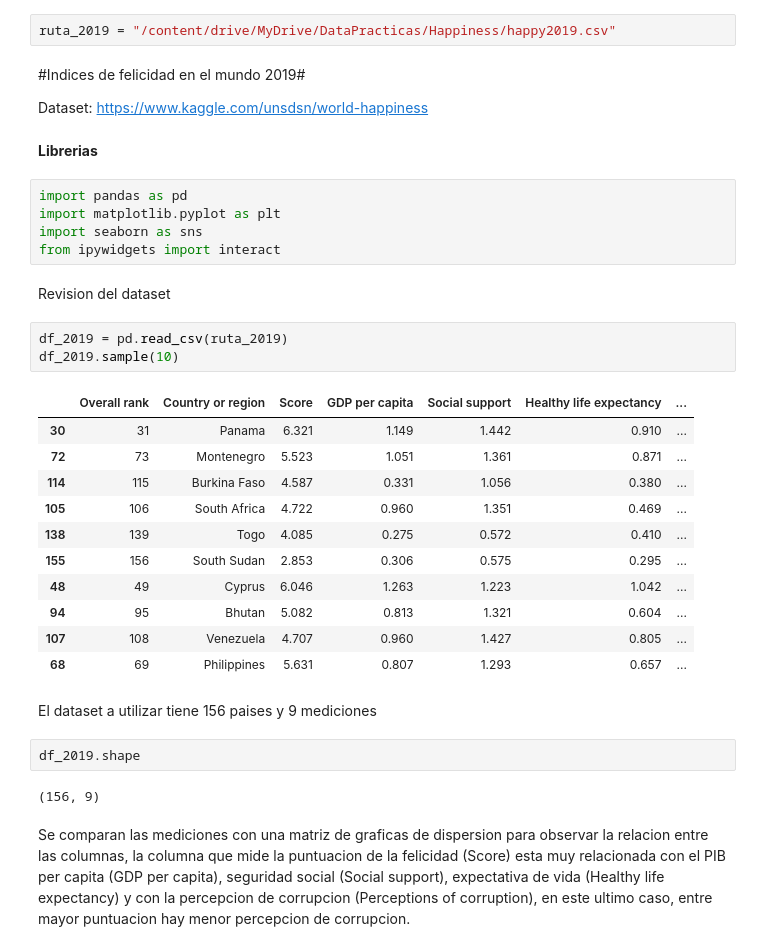
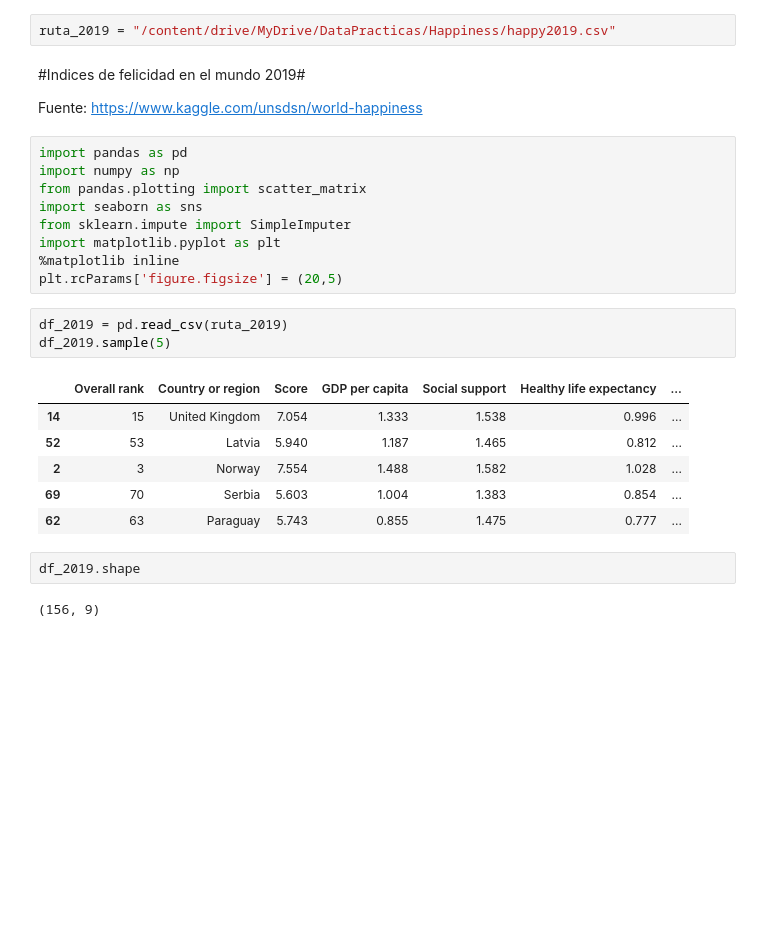
Before and after one commit to DaletWolff/Happiness, a Jupyter notebook: Happiness.ipynb, the cells around one changed output. Drawn from its saved outputs; the diff is of its cells as text; blank space fills up the shorter version.

```diff
--- a/Happiness.ipynb
+++ b/Happiness.ipynb
@@ -3,36 +3,27 @@ ruta_2019 = "/content/drive/MyDrive/DataPracticas/Happiness/happy2019.csv"
 # %% [markdown]
 #Indices de felicidad en el mundo 2019#
 
-Dataset: https://www.kaggle.com/unsdsn/world-happiness
+Fuente: https://www.kaggle.com/unsdsn/world-happiness
-# %% [markdown]
-**Librerias**
 # %%
 import pandas as pd
+import numpy as np
+from pandas.plotting import scatter_matrix
+import seaborn as sns
+from sklearn.impute import SimpleImputer
 import matplotlib.pyplot as plt
-import seaborn as sns
-from ipywidgets import interact
+%matplotlib inline
+plt.rcParams['figure.figsize'] = (20,5)
-# %% [markdown]
-Revision del dataset
 # %%
 df_2019 = pd.read_csv(ruta_2019)
-df_2019.sample(10)
+df_2019.sample(5)
 # %% [output]
 |  | Overall rank | Country or region | Score | GDP per capita | Social support | Healthy life expectancy | ... |
-| 30 | 31 | Panama | 6.321 | 1.149 | 1.442 | 0.910 | ... |
-| 72 | 73 | Montenegro | 5.523 | 1.051 | 1.361 | 0.871 | ... |
-| 114 | 115 | Burkina Faso | 4.587 | 0.331 | 1.056 | 0.380 | ... |
-| 105 | 106 | South Africa | 4.722 | 0.960 | 1.351 | 0.469 | ... |
-| 138 | 139 | Togo | 4.085 | 0.275 | 0.572 | 0.410 | ... |
-| 155 | 156 | South Sudan | 2.853 | 0.306 | 0.575 | 0.295 | ... |
-| 48 | 49 | Cyprus | 6.046 | 1.263 | 1.223 | 1.042 | ... |
-| 94 | 95 | Bhutan | 5.082 | 0.813 | 1.321 | 0.604 | ... |
-| 107 | 108 | Venezuela | 4.707 | 0.960 | 1.427 | 0.805 | ... |
-| 68 | 69 | Philippines | 5.631 | 0.807 | 1.293 | 0.657 | ... |
+| 14 | 15 | United Kingdom | 7.054 | 1.333 | 1.538 | 0.996 | ... |
+| 52 | 53 | Latvia | 5.940 | 1.187 | 1.465 | 0.812 | ... |
+| 2 | 3 | Norway | 7.554 | 1.488 | 1.582 | 1.028 | ... |
+| 69 | 70 | Serbia | 5.603 | 1.004 | 1.383 | 0.854 | ... |
+| 62 | 63 | Paraguay | 5.743 | 0.855 | 1.475 | 0.777 | ... |
-# %% [markdown]
-El dataset a utilizar tiene 156 paises y 9 mediciones
 # %%
 df_2019.shape
 # %% [output]
 (156, 9)
-# %% [markdown]
-Se comparan las mediciones con una matriz de graficas de dispersion para observar la relacion entre las columnas, la columna que mide la puntuacion de la felicidad (Score) esta muy relacionada con el PIB per capita (GDP per capita), seguridad social (Social support), expectativa de vida (Healthy life expectancy) y con la percepcion de corrupcion (Perceptions of corruption), en este ultimo caso, entre mayor puntuacion hay menor percepcion de corrupcion.
```
Also changed, not shown: parts of 51 cells of this notebook.
